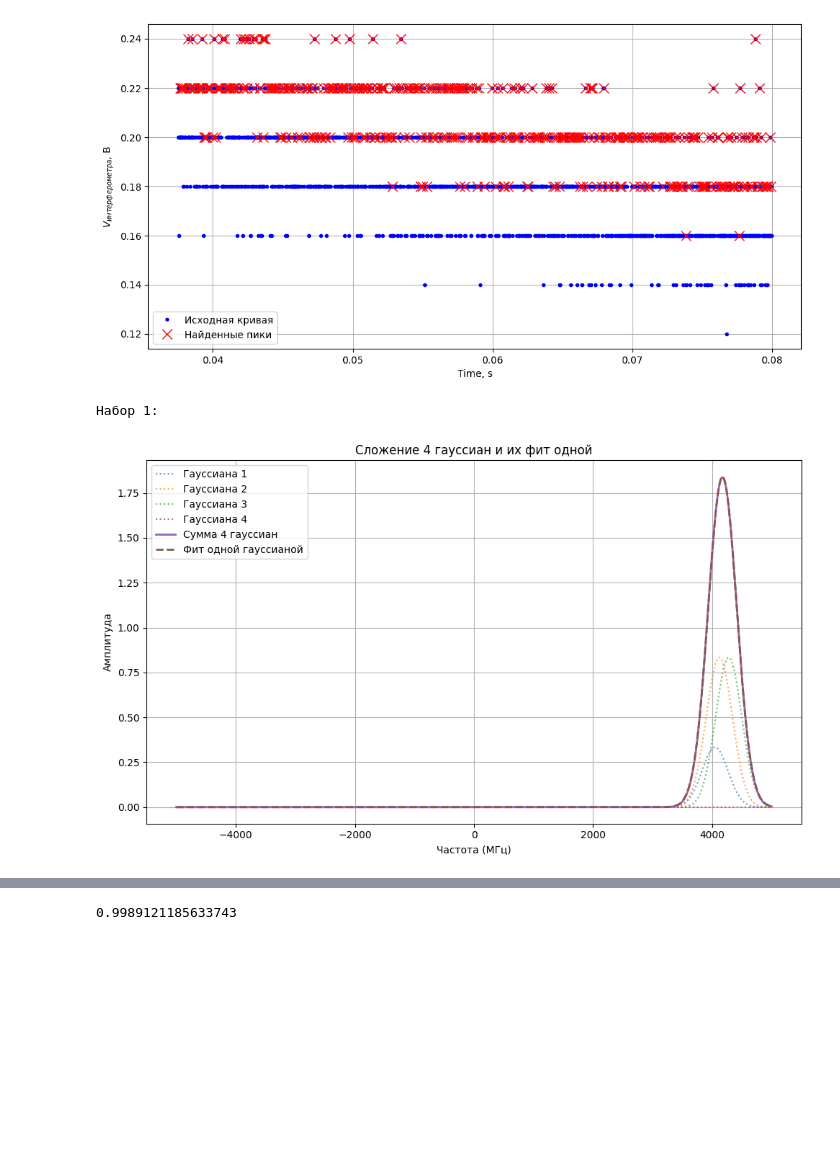
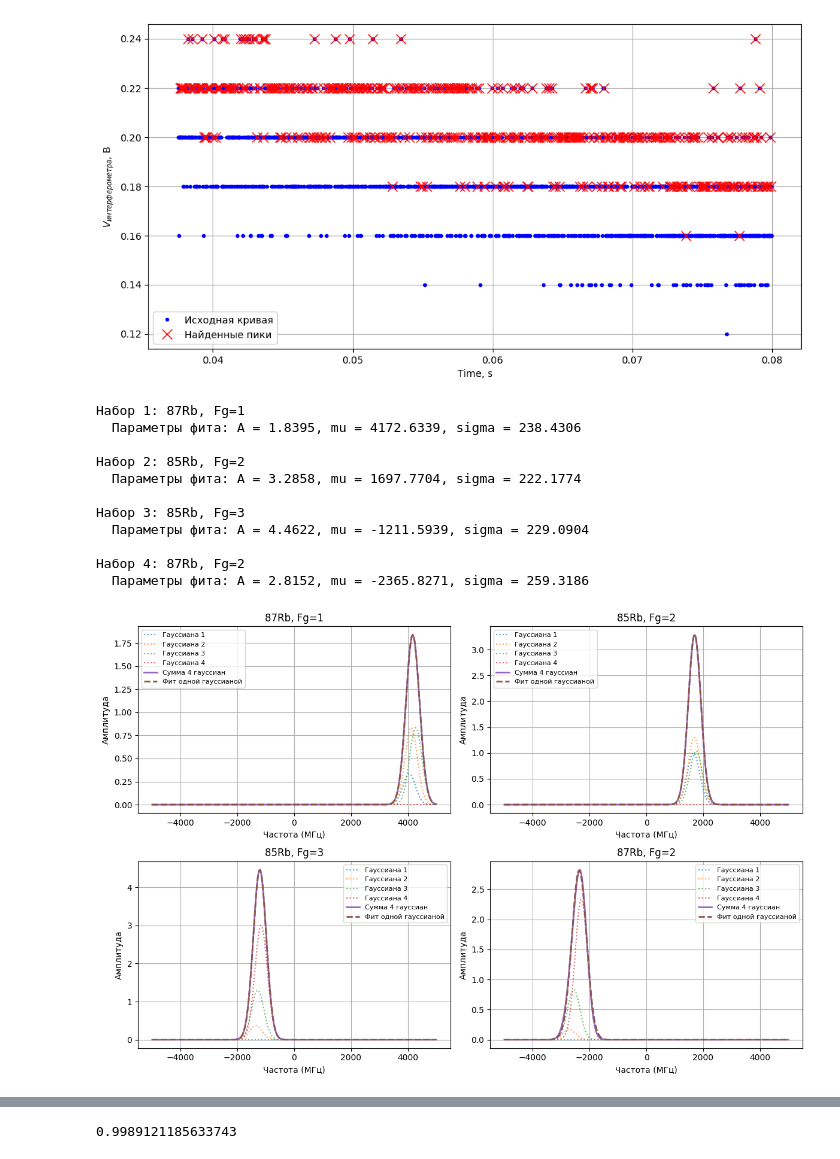
Before and after one commit to RedBrean/term2, a Jupyter notebook: term5/labs/rb/rb.ipynb, the cells around one changed output, grey strips where cells are left out. Drawn from its saved outputs; the diff is of its cells as text; code cells hidden in the pictures; blank space fills up the shorter version.

```diff
--- a/term5/labs/rb/rb.ipynb
+++ b/term5/labs/rb/rb.ipynb
@@ -489,16 +488,11 @@ from scipy.optimize import curve_fit
 def gaussian(x, A, mu, sigma):
     return A * np.exp(-((x - mu)**2) / (2 * sigma**2))
 
-# Функция, которую просил пользователь
-def fit_sum_of_gaussians(
-    params_list,                # список из 4 троек параметров: [(A1, mu1, sigma1), ..., (A4, mu4, sigma4)]
-    initial_guess_fit,          # начальные параметры фита: (A, mu, sigma)
-    x_range=(-5000, 5000),      # диапазон x
-    num_points=2000             # количество точек на оси x
-):
+# Функция фита и отрисовки для одного набора
+def fit_sum_of_gaussians(params_list, initial_guess_fit, x_range=(-5000, 5000), num_points=2000, ax=None, title=""):
     x = np.linspace(*x_range, num_points)
 
-    # Считаем сумму и отдельные кривые
+    # Сумма и отдельные кривые
     y = np.zeros_like(x)
     individual_curves = []
     for A, mu, sigma in params_list:
@@ -513,70 +507,85 @@ def fit_sum_of_gaussians(
     params_fit, _ = curve_fit(single_gaussian, x, y, p0=initial_guess_fit)
     y_fit = single_gaussian(x, *params_fit)
 
-    # График
-    plt.figure(figsize=(10, 6))
+    # Рисуем в указанный subplot
+    if ax is None:
+        fig, ax = plt.subplots()
+
     for i, g in enumerate(individual_curves):
-        plt.plot(x, g, linestyle=':', label=f'Гауссиана {i+1}', alpha=0.7)
+        ax.plot(x, g, linestyle=':', label=f'Гауссиана {i+1}', alpha=0.7)
+    ax.plot(x, y, label='Сумма 4 гауссиан', linewidth=2)
+    ax.plot(x, y_fit, '--', label='Фит одной гауссианой', linewidth=2)
 
-    plt.plot(x, y, label='Сумма 4 гауссиан', linewidth=2)
-    plt.plot(x, y_fit, '--', label='Фит одной гауссианой', linewidth=2)
+    ax.set_title(title)
+    ax.set_xlabel('Частота (МГц)')
+    ax.set_ylabel('Амплитуда')
+    ax.grid(True)
+    ax.legend(fontsize=8)
 
-    plt.title('Сложение 4 гауссиан и их фит одной')
-    plt.xlabel('Частота (МГц)')
-    plt.ylabel('Амплитуда')
-    plt.legend()
-    plt.grid(True)
-    plt.tight_layout()
-    plt.show()
+    return params_fit
 
-    return params_fit  # (A, mu, sigma)
 
-# Гауссианы из таблицы: [(A, mu, sigma), ...]
+# --- ДАННЫЕ ---
+
 sigma = 219
 
-# Набор 3: 85Rb, Fg=3
 set3 = [
     (0, -1378.06875, sigma),
     (10/27, -1348.75475, sigma),
     (35/27, -1285.37375, sigma),
     (81/27, -1164.63375, sigma),
 ]
 
-# Набор 2: 85Rb, Fg=2
 set2 = [
     (1, 1657.66125, sigma),
     (35/27, 1686.97525, sigma),
     (28/27, 1750.35625, sigma),
     (0, 1871.09625, sigma),
 ]
 
-# Набор 4: 87Rb, Fg=2
 set4 = [
     (0, -2787.4225, sigma),
     (1/6, -2715.0995, sigma),
     (5/6, -2557.9295, sigma),
     (14/6, -2290.8745, sigma),
 ]
 
-# Набор 1: 87Rb, Fg=1
 set1 = [
     (2/6, 4047.2575, sigma),
     (5/6, 4119.5825, sigma),
     (5/6, 4276.7525, sigma),
     (0, 4543.8075, sigma),
 ]
 
-# Начальное приближение для фита (A, mu, sigma)
-initial_guess = [4, 0, sigma ]
+# --- Запуск для всех наборов с subplot ---
+initial_guess = [4, 0, sigma]
+datasets = [set1, set2, set3, set4]
+titles = ["87Rb, Fg=1", "85Rb, Fg=2", "85Rb, Fg=3", "87Rb, Fg=2"]
 
-# Запускаем для всех 4 наборов
+fig, axes = plt.subplots(2, 2, figsize=(12, 8))
+axes = axes.flatten()
+
 results_weight_fit = []
-for i, dataset in enumerate([set1, set2, set3, set4], start=1):
-    print(f"Набор {i}:")
-    initial_guess[2] = dataset[1][1]
-    fit_params = fit_sum_of_gaussians(dataset, initial_guess)
+
+for i, (dataset, title) in enumerate(zip(datasets, titles)):
+    print(f"Набор {i+1}: {title}")
+    initial_guess[1] = dataset[1][1]  # исправлено: му меняется, не σ
+    fit_params = fit_sum_of_gaussians(dataset, initial_guess, ax=axes[i], title=title)
     print("  Параметры фита: A = {:.4f}, mu = {:.4f}, sigma = {:.4f}\n".format(*fit_params))
     results_weight_fit.append(fit_params)
+
+plt.tight_layout()
+plt.show()
 # %% [output]
-Набор 1:
+Набор 1: 87Rb, Fg=1
+  Параметры фита: A = 1.8395, mu = 4172.6339, sigma = 238.4306
+
+Набор 2: 85Rb, Fg=2
+  Параметры фита: A = 3.2858, mu = 1697.7704, sigma = 222.1774
+
+Набор 3: 85Rb, Fg=3
+  Параметры фита: A = 4.4622, mu = -1211.5939, sigma = 229.0904
+
+Набор 4: 87Rb, Fg=2
+  Параметры фита: A = 2.8152, mu = -2365.8271, sigma = 259.3186
-[figure, old version]
+[figure, new version]
```
Also changed, not shown: parts of 9 cells of this notebook.
